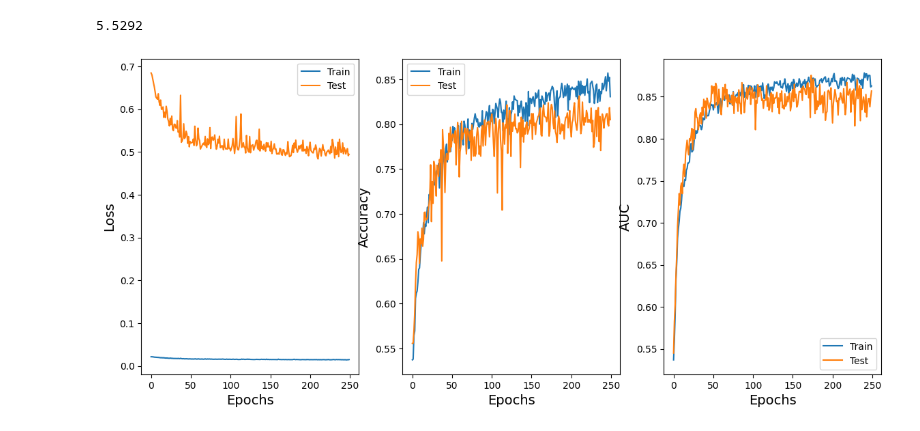
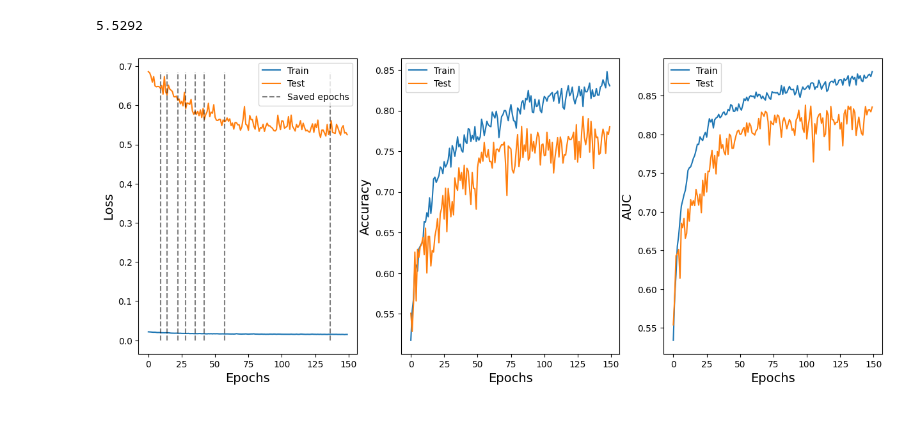
Before and after one commit to lnsayer/personal_repo, a Jupyter notebook: drug discovery with BACE dataset/graph_classification_bace_dataset.ipynb, the cells around one changed output. Cells and saved outputs as stored; diff of their text form; code cells hidden in the pictures.

Commit message:
2% rule for saving model seems to work well

```diff
--- a/drug discovery with BACE dataset/graph_classification_bace_dataset.ipynb
+++ b/drug discovery with BACE dataset/graph_classification_bace_dataset.ipynb
@@ -779,6 +779,11 @@ def test_step(model:torch.nn.Module,
     test_auc = test_auc/len(dataloader)
 
     return test_loss, test_acc, test_auc
+# %%
+def moving_average(values, window_size):
+    if len(values) < window_size:
+        return None
+    return sum(values[-window_size:]) / window_size
 # %%
 # Take in various parameters required for training and test steps
 def train(model: torch.nn.Module,
@@ -875,7 +926,7 @@ num_features = next(iter(train_dataloader)).x.shape[1]
 num_hidden_channels = 128
 num_out_channels = 2
 # with global mean pooling, best is around 100 epochs
-nb_epochs = 250
+nb_epochs = 150
 pool_method = global_mean_pool
 
 # Instantiating GCN Classifier
@@ -1065,10 +1113,11 @@ print(round(end_time-start_time, 4))
 # %%
 def loss_acc_auc_plots(results):
 
-  fig, ax = plt.subplots(ncols=3, nrows=1, figsize = (14,6))
+  fig, ax = plt.subplots(ncols=3, nrows=1, figsize = (15,6))
 
   ax[0].plot(results["epoch"], results["train_loss"], label="Train");
   ax[0].plot(results["epoch"], results["test_loss"],  label="Test");
+  ax[0].vlines(results["saved_epochs"], ymin=0, ymax = max(results["test_loss"]), alpha=0.5, colors='black', linestyle='dashed', label = 'Saved epochs')
 
   ax[1].plot(results["epoch"], results["train_acc"], label="Train");
   ax[1].plot(results["epoch"], results["test_acc"],  label="Test");
@@ -1089,9 +1138,9 @@ def loss_acc_auc_plots(results):
   ax[1].legend();
   ax[2].legend();
 # %%
-with open('/content/drive/MyDrive/bace_graph_project/models/gcn_models/0_128_250_global_mean_pool_results.pkl', 'rb') as f:
+with open('/content/drive/MyDrive/bace_graph_project/models/gcn_models/0_128_150_global_mean_pool_results.pkl', 'rb') as f:
     loaded_dict = pickle.load(f)
 
 loss_acc_auc_plots(loaded_dict)
 # %% [output]
-[figure, old version]
+[figure, new version]
```
Also changed, not shown: parts of 13 cells of this notebook.
